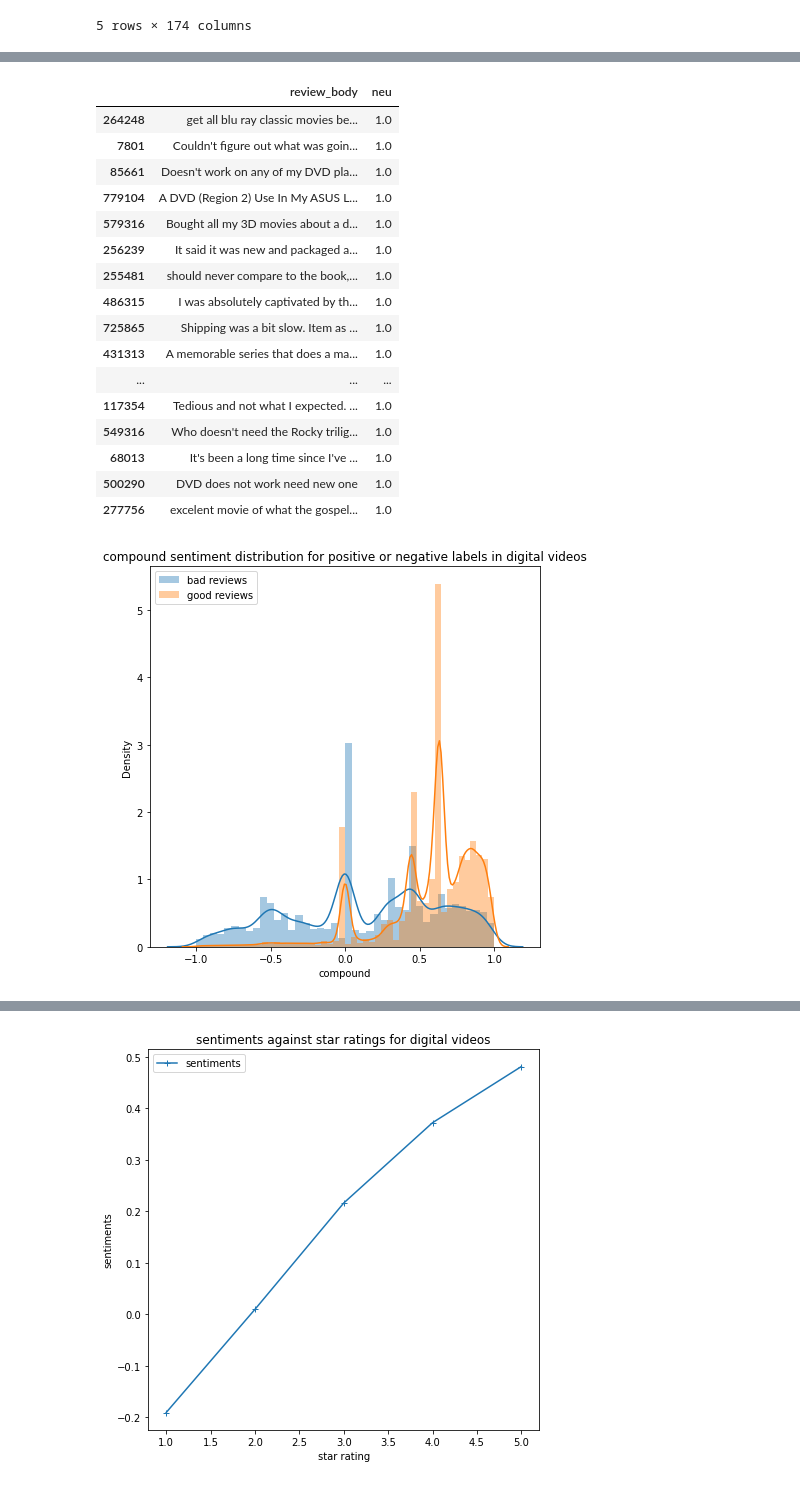
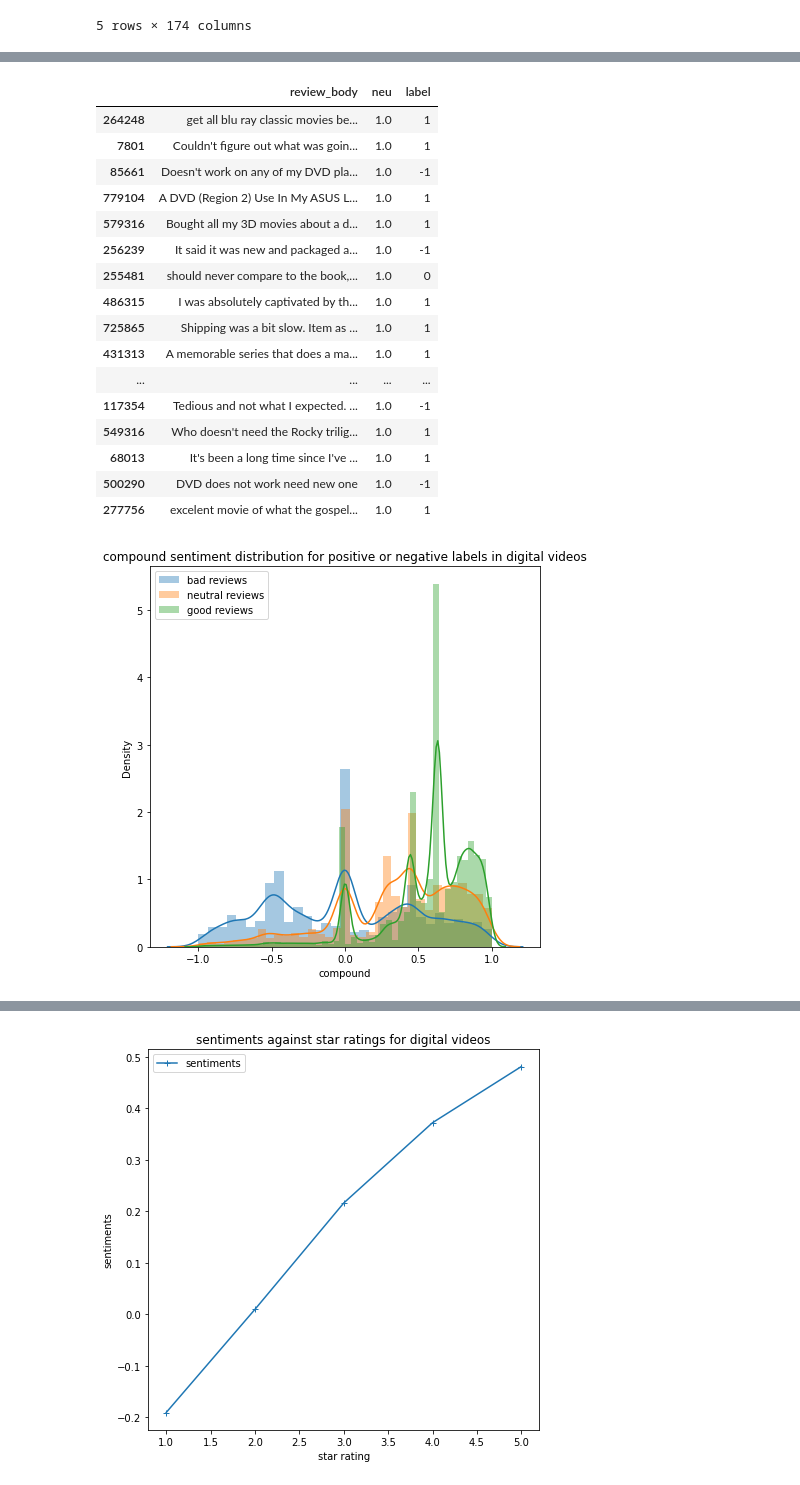
Before and after one commit to gracewainaina/CS396_Data_Science, a Jupyter notebook: videos_dvd_eda.ipynb, the cells around one changed output, grey strips where cells are left out. Drawn from its saved outputs; the diff is of its cells as text; code cells hidden in the pictures.

```diff
--- a/videos_dvd_eda.ipynb
+++ b/videos_dvd_eda.ipynb
@@ -325,7 +325,7 @@ show_wordcloud(dvd_2015['review_body'])
 # %% [markdown]
 ### Sentiment Analysis
 # %%
-videos_2015['label'] = videos_2015['star_rating'].apply(lambda x:0 if x < 4 else 1)
+videos_2015['label'] = videos_2015['star_rating'].apply(lambda x: -1 if x < 3 else 0 if x == 3 else 1)
 videos_2015.head()
 # %% [output]
 A value is trying to be set on a copy of a slice from a DataFrame.
@@ -670,43 +672,45 @@ dvd_2015_sample[dvd_2015_sample["nb_words"] >= 5].sort_values("neg", ascending =
 # %%
 # DVDs
 # highest neutral sentiment reviews (with more than 5 words)
-dvd_2015_sample[dvd_2015_sample["nb_words"] >= 5].sort_values("neu", ascending = False)[["review_body", "neu"]].head(20)
+dvd_2015_sample[dvd_2015_sample["nb_words"] >= 5].sort_values("neu", ascending = False)[["review_body", "neu", "label"]].head(20)
 # %% [output]
-|  | review_body | neu |
-| 264248 | get all blu ray classic movies be... | 1.0 |
-| 7801 | Couldn't figure out what was goin... | 1.0 |
-| 85661 | Doesn't work on any of my DVD pla... | 1.0 |
-| 779104 | A DVD (Region 2) Use In My ASUS L... | 1.0 |
-| 579316 | Bought all my 3D movies about a d... | 1.0 |
-| 256239 | It said it was new and packaged a... | 1.0 |
-| 255481 | should never compare to the book,... | 1.0 |
-| 486315 | I was absolutely captivated by th... | 1.0 |
-| 725865 | Shipping was a bit slow. Item as ... | 1.0 |
-| 431313 | A memorable series that does a ma... | 1.0 |
-| ... | ... | ... |
-| 117354 | Tedious and not what I expected. ... | 1.0 |
-| 549316 | Who doesn't need the Rocky trilig... | 1.0 |
-| 68013 | It's been a long time since I've ... | 1.0 |
-| 500290 | DVD does not work need new one | 1.0 |
-| 277756 | excelent movie of what the gospel... | 1.0 |
+|  | review_body | neu | label |
+| 264248 | get all blu ray classic movies be... | 1.0 | 1 |
+| 7801 | Couldn't figure out what was goin... | 1.0 | 1 |
+| 85661 | Doesn't work on any of my DVD pla... | 1.0 | -1 |
+| 779104 | A DVD (Region 2) Use In My ASUS L... | 1.0 | 1 |
+| 579316 | Bought all my 3D movies about a d... | 1.0 | 1 |
+| 256239 | It said it was new and packaged a... | 1.0 | -1 |
+| 255481 | should never compare to the book,... | 1.0 | 0 |
+| 486315 | I was absolutely captivated by th... | 1.0 | 1 |
+| 725865 | Shipping was a bit slow. Item as ... | 1.0 | 1 |
+| 431313 | A memorable series that does a ma... | 1.0 | 1 |
+| ... | ... | ... | ... |
+| 117354 | Tedious and not what I expected. ... | 1.0 | -1 |
+| 549316 | Who doesn't need the Rocky trilig... | 1.0 | 1 |
+| 68013 | It's been a long time since I've ... | 1.0 | 1 |
+| 500290 | DVD does not work need new one | 1.0 | -1 |
+| 277756 | excelent movie of what the gospel... | 1.0 | 1 |
 # %%
 # Digital videos
 # plot sentiment distribution for positive and negative reviews
 import seaborn as sns
-for x in [0, 1]:
+for x in [-1, 0, 1]:
     subset = videos_2015_sample[videos_2015_sample['label'] == x]
 
     # Draw the density plot
-    if x == 0:
+    if x == -1:
         label = "bad reviews"
+    elif x == 0:
+        label = "neutral reviews"
     else:
         label = "good reviews"
     sns.distplot(subset['compound'],label = label)
 plt.legend()
 plt.title('compound sentiment distribution for positive or negative labels in digital videos')
 plt.show()
 # %% [output]
-[figure, old version]
+[figure, new version]
 # %%
 # DVDs
 # plot sentiment distribution for positive and negative reviews
```
Also changed, not shown: parts of 17 cells of this notebook.
